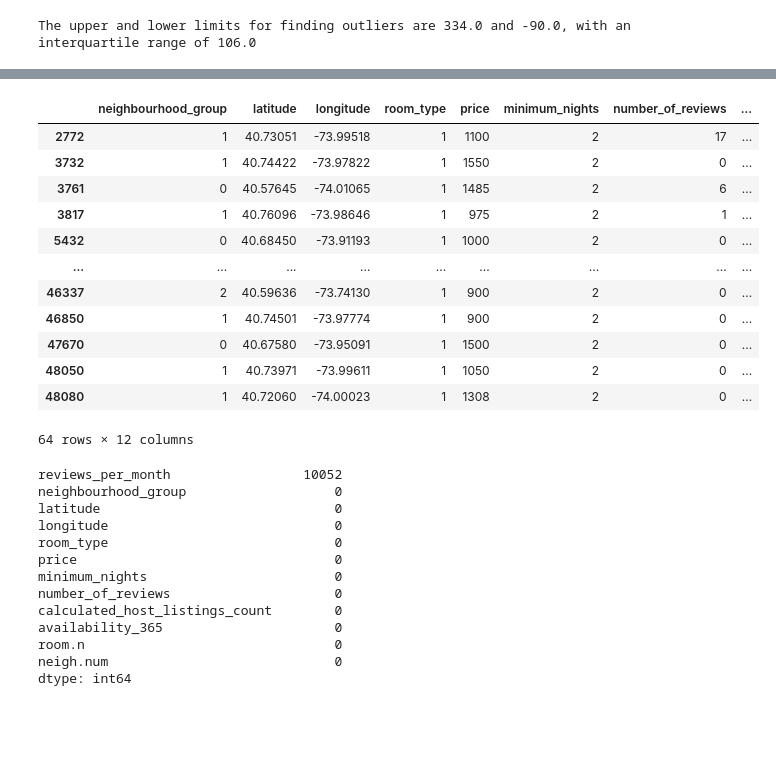
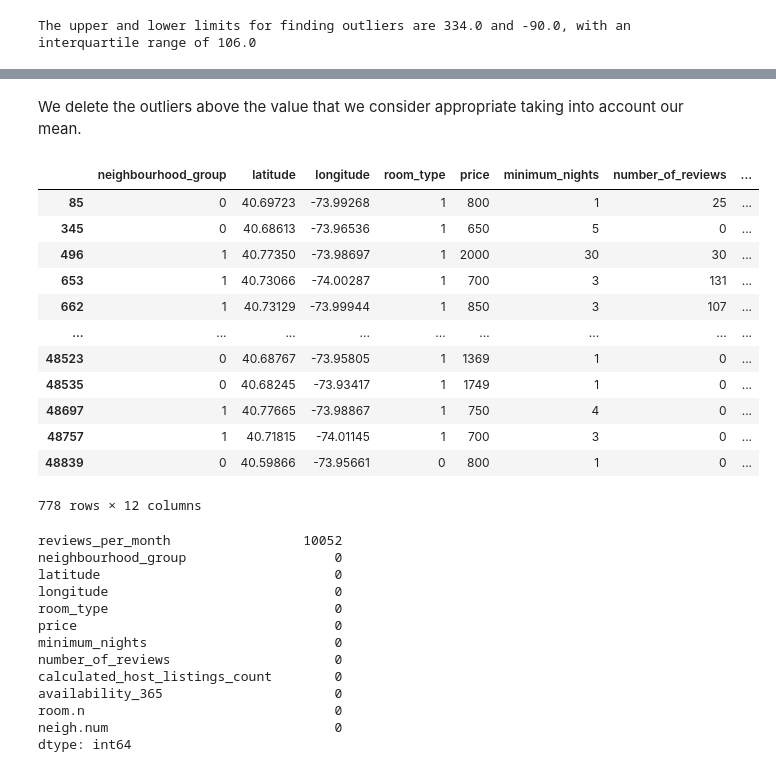
Before and after one commit to Yakondra/eda-repository-, a Jupyter notebook: src/explore.ipynb, the cells around one changed output, grey strips where cells are left out. Drawn from its saved outputs; the diff is of its cells as text; code cells hidden in the pictures; blank space fills up the shorter version.

```diff
--- a/src/explore.ipynb
+++ b/src/explore.ipynb
@@ -322,19 +318,22 @@ dt_nio[(dt_nio['price'] > 500)]
+# %% [markdown]
+We delete the outliers above the value that we consider appropriate taking into account our mean.
 # %%
-dt_nio[(dt_nio['price'] > 800) & (dt_nio['minimum_nights'] == 2)]
+dt_nio[(dt_nio['price'] > 600)]
+# dt_nio[(dt_nio['price'] > 800) & (dt_nio['minimum_nights'] == 2)]
 # %% [output]
 |  | neighbourhood_group | latitude | longitude | room_type | price | minimum_nights | number_of_reviews | ... |
-| 2772 | 1 | 40.73051 | -73.99518 | 1 | 1100 | 2 | 17 | ... |
-| 3732 | 1 | 40.74422 | -73.97822 | 1 | 1550 | 2 | 0 | ... |
-| 3761 | 0 | 40.57645 | -74.01065 | 1 | 1485 | 2 | 6 | ... |
-| 3817 | 1 | 40.76096 | -73.98646 | 1 | 975 | 2 | 1 | ... |
-| 5432 | 0 | 40.68450 | -73.91193 | 1 | 1000 | 2 | 0 | ... |
+| 85 | 0 | 40.69723 | -73.99268 | 1 | 800 | 1 | 25 | ... |
+| 345 | 0 | 40.68613 | -73.96536 | 1 | 650 | 5 | 0 | ... |
+| 496 | 1 | 40.77350 | -73.98697 | 1 | 2000 | 30 | 30 | ... |
+| 653 | 1 | 40.73066 | -74.00287 | 1 | 700 | 3 | 131 | ... |
+| 662 | 1 | 40.73129 | -73.99944 | 1 | 850 | 3 | 107 | ... |
 | ... | ... | ... | ... | ... | ... | ... | ... | ... |
-| 46337 | 2 | 40.59636 | -73.74130 | 1 | 900 | 2 | 0 | ... |
-| 46850 | 1 | 40.74501 | -73.97774 | 1 | 900 | 2 | 0 | ... |
-| 47670 | 0 | 40.67580 | -73.95091 | 1 | 1500 | 2 | 0 | ... |
-| 48050 | 1 | 40.73971 | -73.99611 | 1 | 1050 | 2 | 0 | ... |
-| 48080 | 1 | 40.72060 | -74.00023 | 1 | 1308 | 2 | 0 | ... |
+| 48523 | 0 | 40.68767 | -73.95805 | 1 | 1369 | 1 | 0 | ... |
+| 48535 | 0 | 40.68245 | -73.93417 | 1 | 1749 | 1 | 0 | ... |
+| 48697 | 1 | 40.77665 | -73.98867 | 1 | 750 | 4 | 0 | ... |
+| 48757 | 1 | 40.71815 | -74.01145 | 1 | 700 | 3 | 0 | ... |
+| 48839 | 0 | 40.59866 | -73.95661 | 0 | 800 | 1 | 0 | ... |
-64 rows × 12 columns
+778 rows × 12 columns
 # %%
 dt_nio.isnull().sum().sort_values(ascending=False)
 # %% [output]
```
Also changed, not shown: parts of 25 cells of this notebook.
